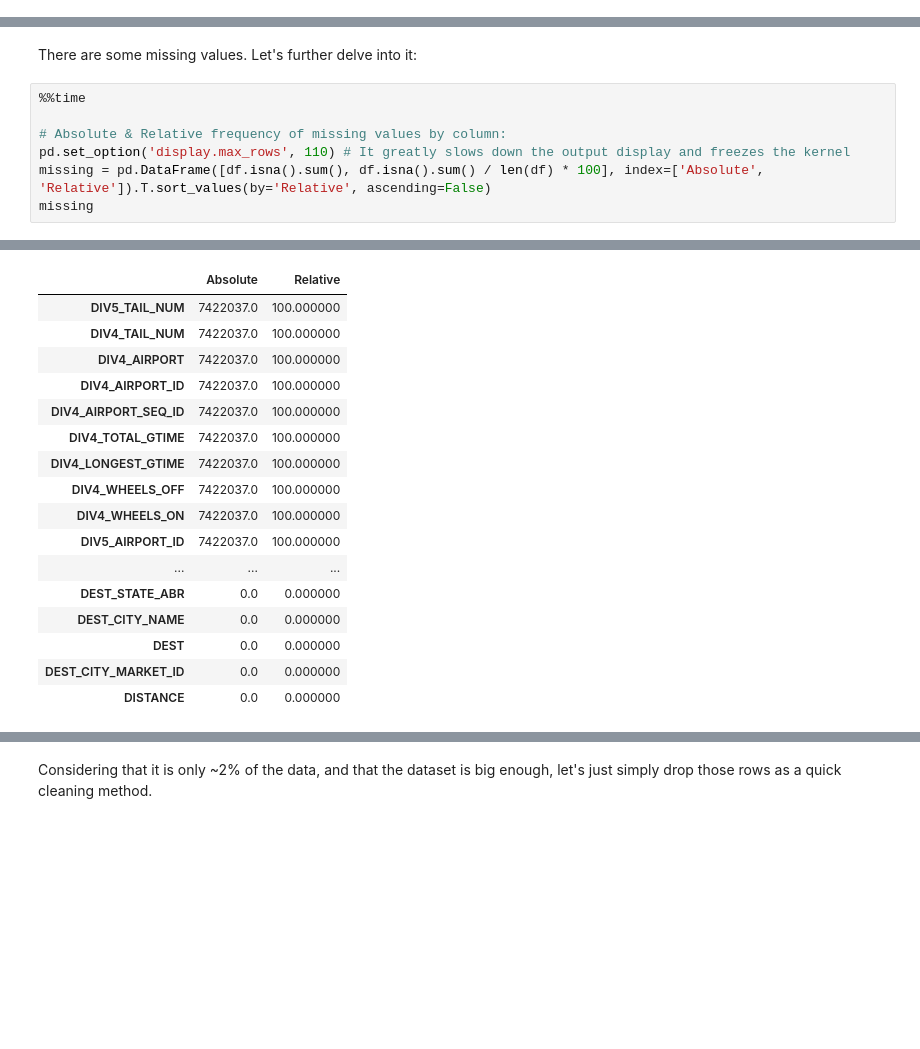
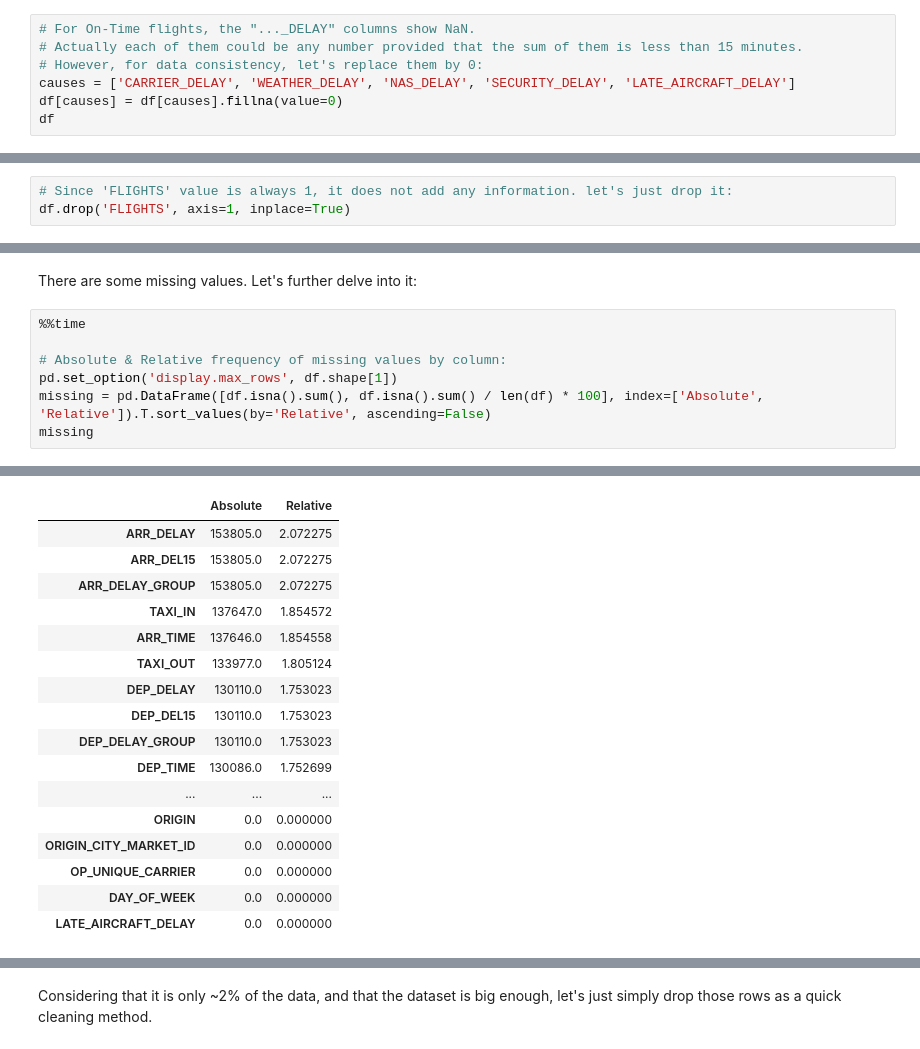
Before and after one commit to malonsol/TFM_KSchool, a Jupyter notebook: EDA/DELAY/AL_OTP_MVP_Preprocessing.ipynb, the cells around one changed output, grey strips where cells are left out. Cells and saved outputs as stored; diff of their text form; blank space fills up the shorter version.

```diff
--- a/EDA/DELAY/AL_OTP_MVP_Preprocessing.ipynb
+++ b/EDA/DELAY/AL_OTP_MVP_Preprocessing.ipynb
@@ -224,0 +315,7 @@ Wall time: 2min 51s
+# %%
+# For On-Time flights, the "..._DELAY" columns show NaN.
+# Actually each of them could be any number provided that the sum of them is less than 15 minutes.
+# However, for data consistency, let's replace them by 0:
+causes = ['CARRIER_DELAY', 'WEATHER_DELAY', 'NAS_DELAY', 'SECURITY_DELAY', 'LATE_AIRCRAFT_DELAY']
+df[causes] = df[causes].fillna(value=0)
+df
@@ -225,3 +369,6 @@ Wall time: 2min 51s
+# %%
+# Since 'FLIGHTS' value is always 1, it does not add any information. let's just drop it:
+df.drop('FLIGHTS', axis=1, inplace=True)
 # %%
 df.shape
 # %% [output]
@@ -236,7 +425,7 @@ There are some missing values. Let's further delve into it:
 %%time
 
 # Absolute & Relative frequency of missing values by column:
-pd.set_option('display.max_rows', 110) # It greatly slows down the output display and freezes the kernel
+pd.set_option('display.max_rows', df.shape[1])
 missing = pd.DataFrame([df.isna().sum(), df.isna().sum() / len(df) * 100], index=['Absolute', 'Relative']).T.sort_values(by='Relative', ascending=False)
 missing
 # %% [output]
@@ -244,20 +433,20 @@ Wall time: 19.7 s
 |  | Absolute | Relative |
-| DIV5_TAIL_NUM | 7422037.0 | 100.000000 |
-| DIV4_TAIL_NUM | 7422037.0 | 100.000000 |
-| DIV4_AIRPORT | 7422037.0 | 100.000000 |
-| DIV4_AIRPORT_ID | 7422037.0 | 100.000000 |
-| DIV4_AIRPORT_SEQ_ID | 7422037.0 | 100.000000 |
-| DIV4_TOTAL_GTIME | 7422037.0 | 100.000000 |
-| DIV4_LONGEST_GTIME | 7422037.0 | 100.000000 |
-| DIV4_WHEELS_OFF | 7422037.0 | 100.000000 |
-| DIV4_WHEELS_ON | 7422037.0 | 100.000000 |
-| DIV5_AIRPORT_ID | 7422037.0 | 100.000000 |
+| ARR_DELAY | 153805.0 | 2.072275 |
+| ARR_DEL15 | 153805.0 | 2.072275 |
+| ARR_DELAY_GROUP | 153805.0 | 2.072275 |
+| TAXI_IN | 137647.0 | 1.854572 |
+| ARR_TIME | 137646.0 | 1.854558 |
+| TAXI_OUT | 133977.0 | 1.805124 |
+| DEP_DELAY | 130110.0 | 1.753023 |
+| DEP_DEL15 | 130110.0 | 1.753023 |
+| DEP_DELAY_GROUP | 130110.0 | 1.753023 |
+| DEP_TIME | 130086.0 | 1.752699 |
 | ... | ... | ... |
-| DEST_STATE_ABR | 0.0 | 0.000000 |
-| DEST_CITY_NAME | 0.0 | 0.000000 |
-| DEST | 0.0 | 0.000000 |
-| DEST_CITY_MARKET_ID | 0.0 | 0.000000 |
-| DISTANCE | 0.0 | 0.000000 |
+| ORIGIN | 0.0 | 0.000000 |
+| ORIGIN_CITY_MARKET_ID | 0.0 | 0.000000 |
+| OP_UNIQUE_CARRIER | 0.0 | 0.000000 |
+| DAY_OF_WEEK | 0.0 | 0.000000 |
+| LATE_AIRCRAFT_DELAY | 0.0 | 0.000000 |
 # %%
 # Show which columns present more than 5% of missing data:
 empty_df = missing[missing['Relative'] > 5]
```
Also changed, not shown: parts of 32 cells of this notebook, 1 other file.
